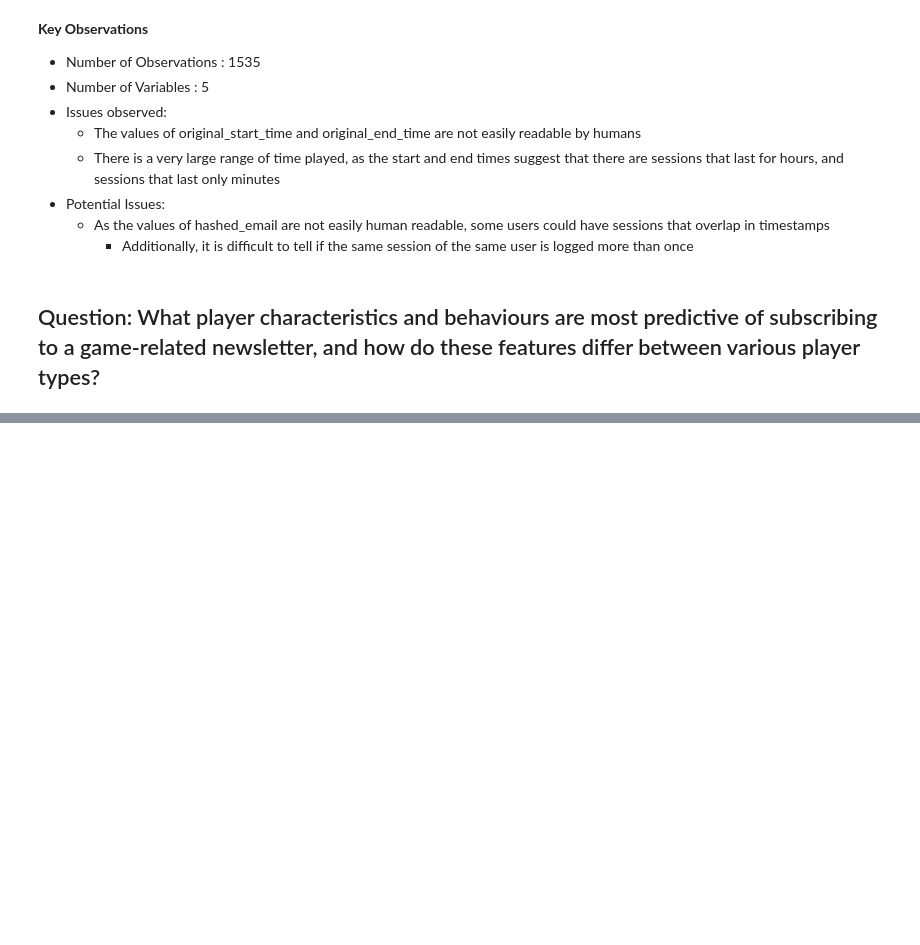
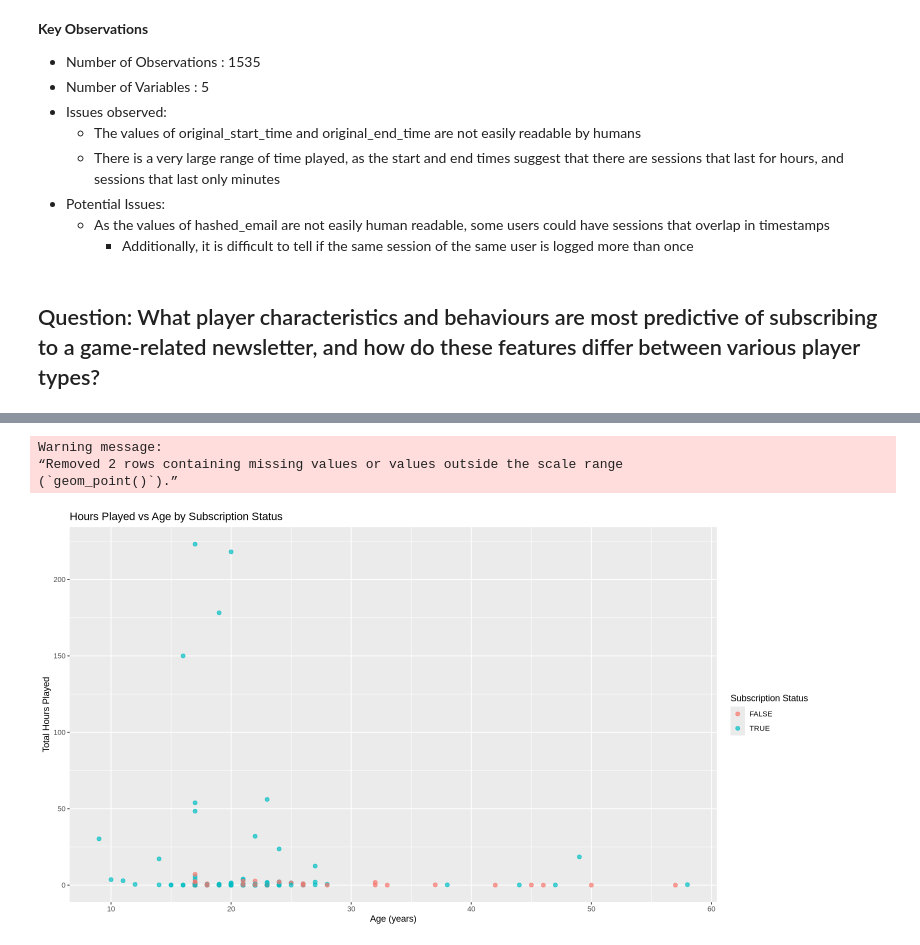
Before and after one commit to bellekyc/dsci-project, a Jupyter notebook: IndividualPlanningGroup37.ipynb, the cells around one changed output, grey strips where cells are left out. Cells and saved outputs as stored; diff of their text form; code cells hidden in the pictures; blank space fills up the shorter version.

```diff
--- a/IndividualPlanningGroup37.ipynb
+++ b/IndividualPlanningGroup37.ipynb
@@ -107,0 +184,14 @@ The Minecraft server logs provide data on each player's activity and session inf
+# %%
+options(repr.plot.width = 13, repr.plot.height = 7)
+hours_vs_subscription <- ggplot(players, aes(x = Age, y = played_hours, color = subscribe)) +
+    geom_point(alpha = 0.7, size = 2) +
+    labs(title = "Hours Played vs Age by Subscription Status",
+         x = "Age (years)",
+         y = "Total Hours Played",
+         color = "Subscription Status")
+hours_vs_subscription
+# %% [output]
+Warning message:
+“Removed 2 rows containing missing values or values outside the scale range
+(`geom_point()`).”
+[figure, added]
```
Also changed, not shown: parts of 14 cells of this notebook.
